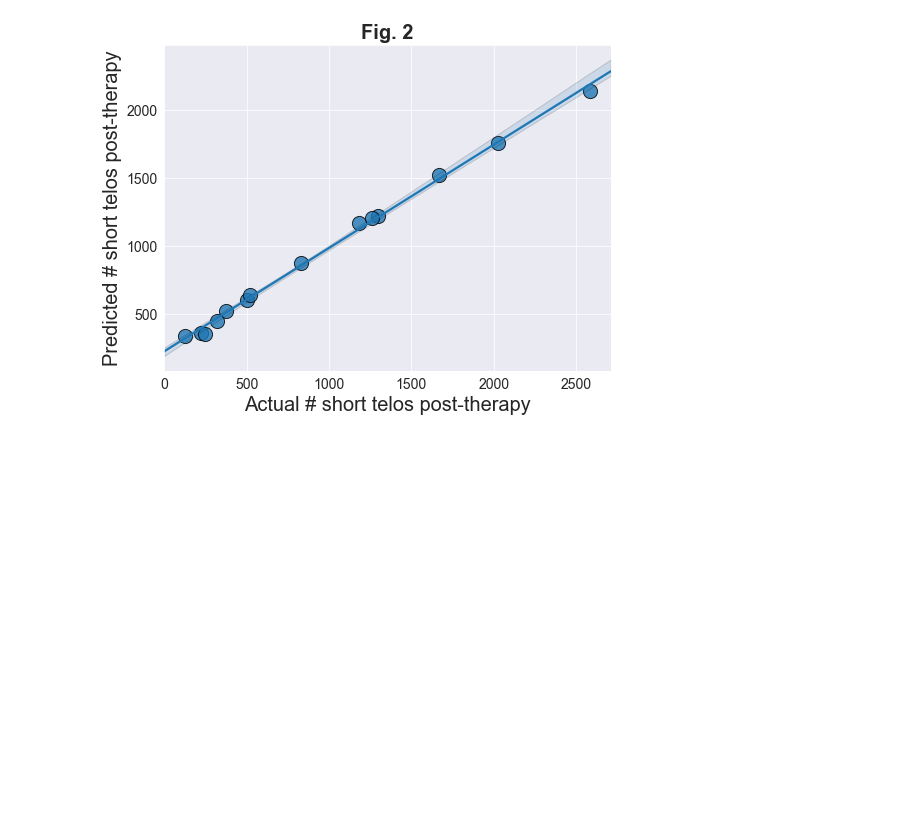
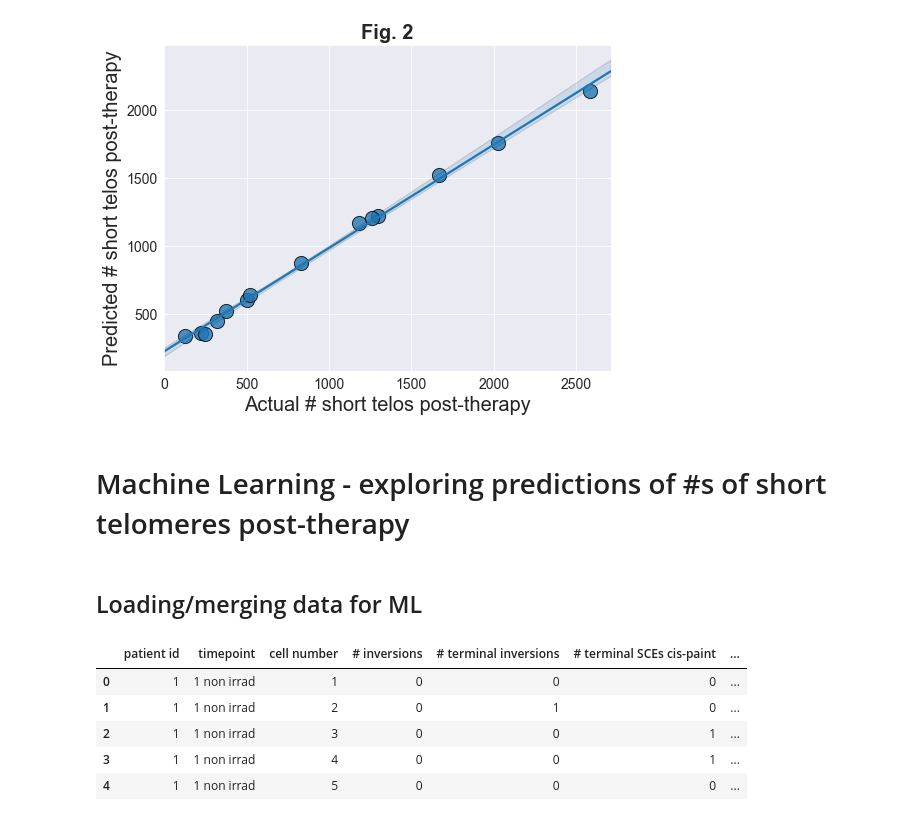
Before and after one commit to Jared-Luxton/radiation-therapy-machine-learning, a Jupyter notebook: workflow & notebooks/03a Radiation Sensitivity of Patients Data Machine Learning.ipynb, the cells around one changed output. Saved outputs shown, nothing was run; the diff lists cells and outputs as text; code cells hidden in the pictures; blank space fills up the shorter version.

```diff
--- a/workflow & notebooks/03a Radiation Sensitivity of Patients Data Machine Learning.ipynb
+++ b/workflow & notebooks/03a Radiation Sensitivity of Patients Data Machine Learning.ipynb
@@ -500,3 +503,19 @@ ax.set_title('Fig. 2', weight='bold', fontsize=20)
 plt.savefig('predicting # short telos 3 months post.png')
 # %% [output]
 [figure]
+# %% [markdown]
+# Machine Learning - exploring predictions of #s of short telomeres post-therapy
+# %% [markdown]
+## Loading/merging data for ML
+# %%
+all_chr_aberr_df = pd.read_csv('../compiled patient data csv files/all_chr_aberr_df.csv')
+grp_chr_df = all_chr_aberr_df.groupby(['patient id', 'timepoint', 'cell number']).agg('sum').reset_index()
+grp_chr_df.drop(['chromosome'], axis=1, inplace=True)
+grp_chr_df.head()
+# %% [output]
+|  | patient id | timepoint | cell number | # inversions | # terminal inversions | # terminal SCEs cis-paint | ... |
+| 0 | 1 | 1 non irrad | 1 | 0 | 0 | 0 | ... |
+| 1 | 1 | 1 non irrad | 2 | 0 | 1 | 0 | ... |
+| 2 | 1 | 1 non irrad | 3 | 0 | 0 | 1 | ... |
+| 3 | 1 | 1 non irrad | 4 | 0 | 0 | 1 | ... |
+| 4 | 1 | 1 non irrad | 5 | 0 | 0 | 0 | ... |
```
Also changed, not shown: parts of 19 cells of this notebook, 1 other file.
